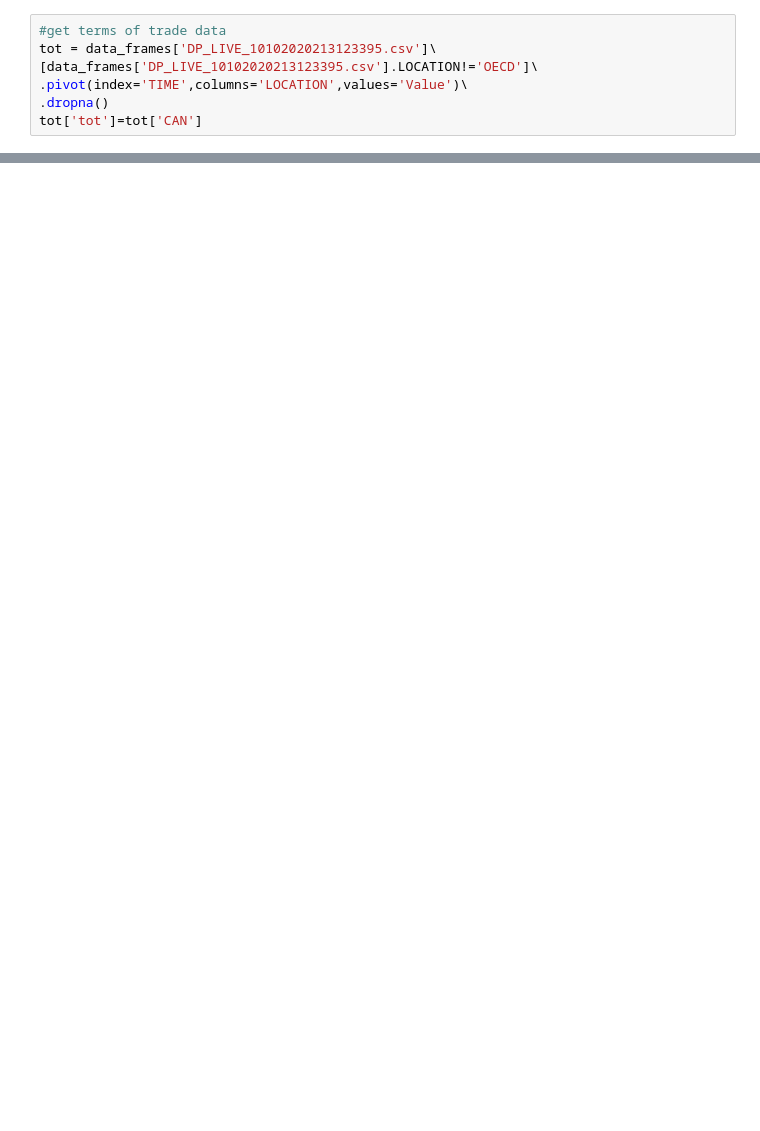
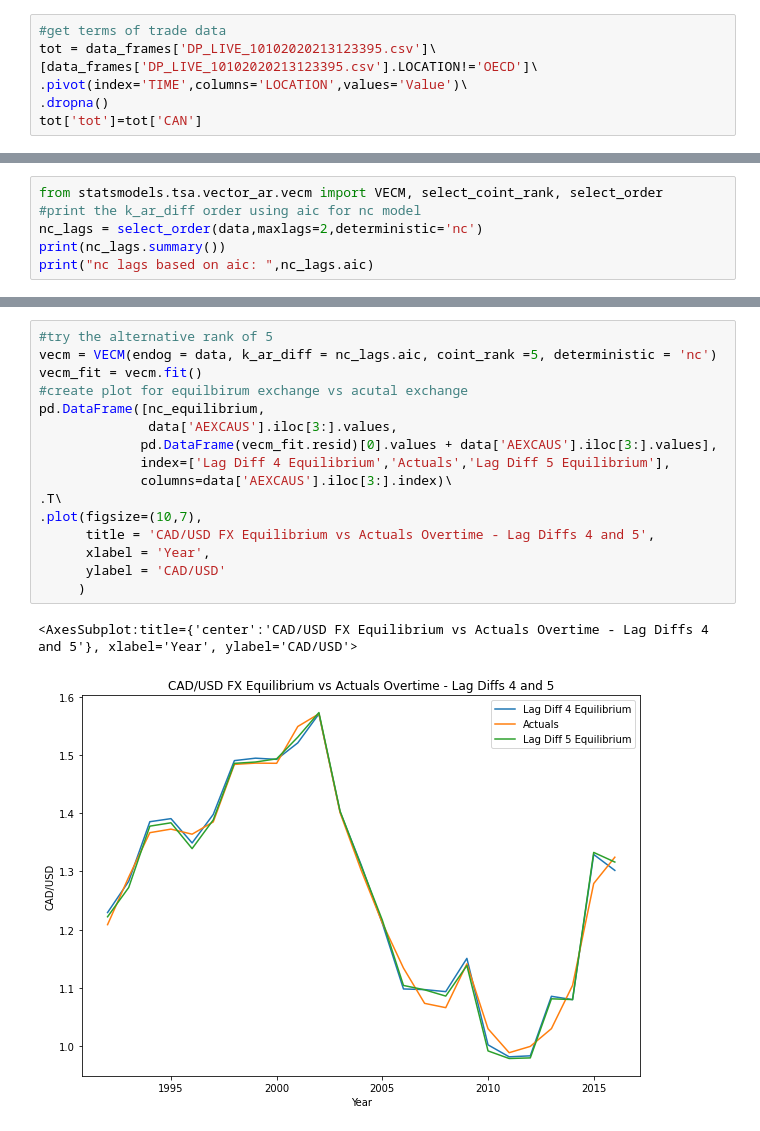
Before and after one commit to peparhugo/Econometrics_group_project, a Jupyter notebook: submission_2/multivariate_analysis/multivariate_analysis.ipynb, the cells around one changed output, grey strips where cells are left out. Drawn from its saved outputs; the diff is of its cells as text; blank space fills up the shorter version.

```diff
--- a/submission_2/multivariate_analysis/multivariate_analysis.ipynb
+++ b/submission_2/multivariate_analysis/multivariate_analysis.ipynb
@@ -159,2 +71,8 @@ data = pd.concat([exchange_rate['AEXCAUS'],
           ],
           axis=1).dropna()
+# %%
+from statsmodels.tsa.vector_ar.vecm import VECM, select_coint_rank, select_order
+#print the k_ar_diff order using aic for nc model
+nc_lags = select_order(data,maxlags=2,deterministic='nc')
+print(nc_lags.summary())
+print("nc lags based on aic: ",nc_lags.aic)
@@ -228,3 +154,22 @@ data
+# %%
+#try the alternative rank of 5
+vecm = VECM(endog = data, k_ar_diff = nc_lags.aic, coint_rank =5, deterministic = 'nc')
+vecm_fit = vecm.fit()
+#create plot for equilbirum exchange vs acutal exchange
+pd.DataFrame([nc_equilibrium,
+              data['AEXCAUS'].iloc[3:].values,
+             pd.DataFrame(vecm_fit.resid)[0].values + data['AEXCAUS'].iloc[3:].values],
+             index=['Lag Diff 4 Equilibrium','Actuals','Lag Diff 5 Equilibrium'],
+             columns=data['AEXCAUS'].iloc[3:].index)\
+.T\
+.plot(figsize=(10,7),
+      title = 'CAD/USD FX Equilibrium vs Actuals Overtime - Lag Diffs 4 and 5',
+      xlabel = 'Year',
+      ylabel = 'CAD/USD'
+     )
+# %% [output]
+<AxesSubplot:title={'center':'CAD/USD FX Equilibrium vs Actuals Overtime - Lag Diffs 4 and 5'}, xlabel='Year', ylabel='CAD/USD'>
+[figure, added]
 # %%
 
 
```
Also changed, not shown: parts of 22 cells of this notebook, 2 other files.
